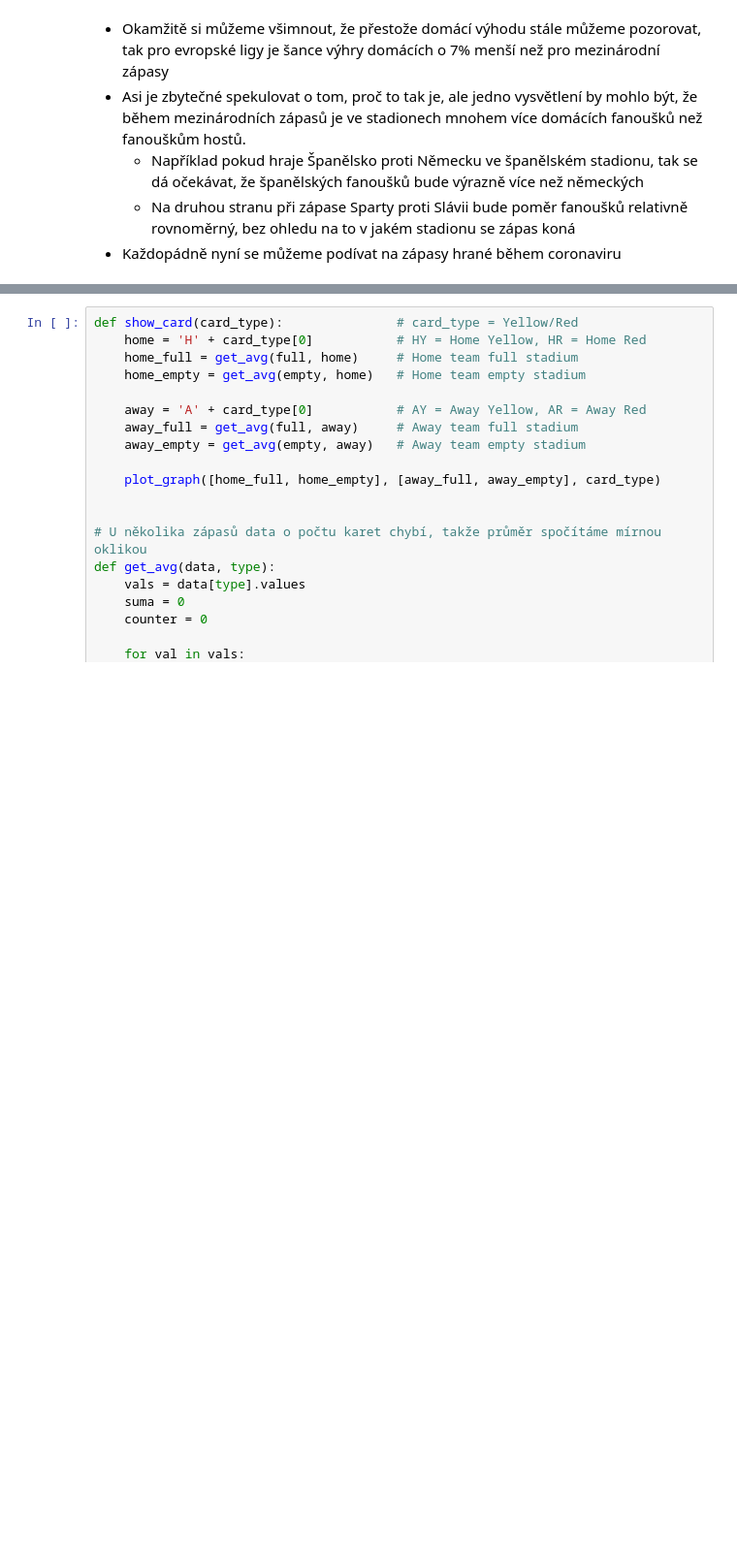
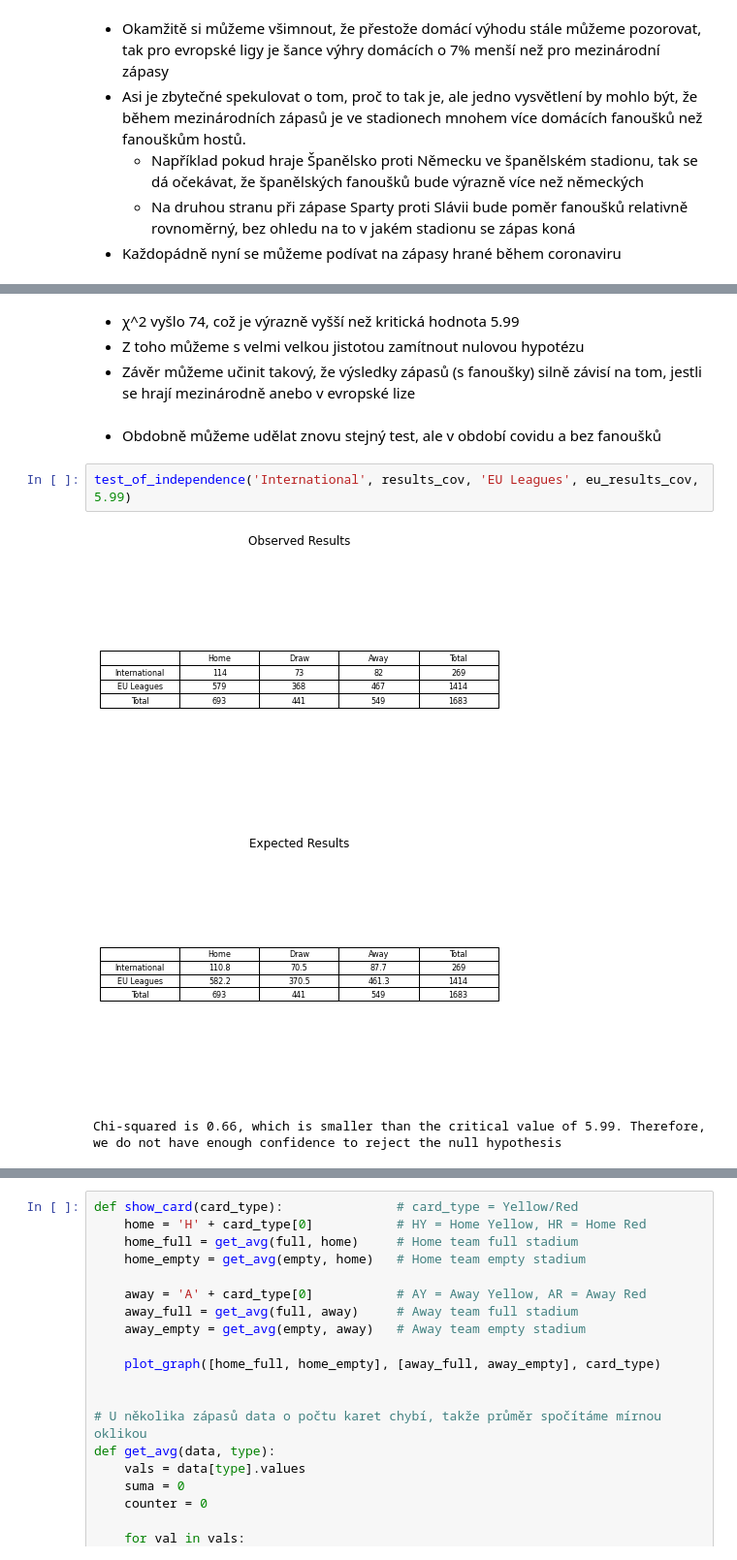
Before and after one commit to bmazou/data-analysis, a Jupyter notebook: statistics/Final/projekt.ipynb, the cells around one changed output, grey strips where cells are left out. Shown at 97% size. Saved outputs shown, nothing was run; the diff lists cells and outputs as text; blank space fills up the shorter version.

```diff
--- a/statistics/Final/projekt.ipynb
+++ b/statistics/Final/projekt.ipynb
@@ -217,0 +246,12 @@ Sample size is: 1414 matches played during coronavirus
+# %% [markdown]
+- χ^2 vyšlo 74, což je výrazně vyšší než kritická hodnota 5.99
+- Z toho můžeme s velmi velkou jistotou zamítnout nulovou hypotézu
+- Závěr můžeme učinit takový, že výsledky zápasů (s fanoušky) silně závisí na tom, jestli se hrají mezinárodně anebo v evropské lize
+# %% [markdown]
+- Obdobně můžeme udělat znovu stejný test, ale v období covidu a bez fanoušků
+# %%
+test_of_independence('International', results_cov, 'EU Leagues', eu_results_cov, 5.99)
+# %% [output]
+[figure, added]
+[figure, added]
+Chi-squared is 0.66, which is smaller than the critical value of 5.99. Therefore, we do not have enough confidence to reject the null hypothesis
```
Also changed, not shown: parts of 18 cells of this notebook.
